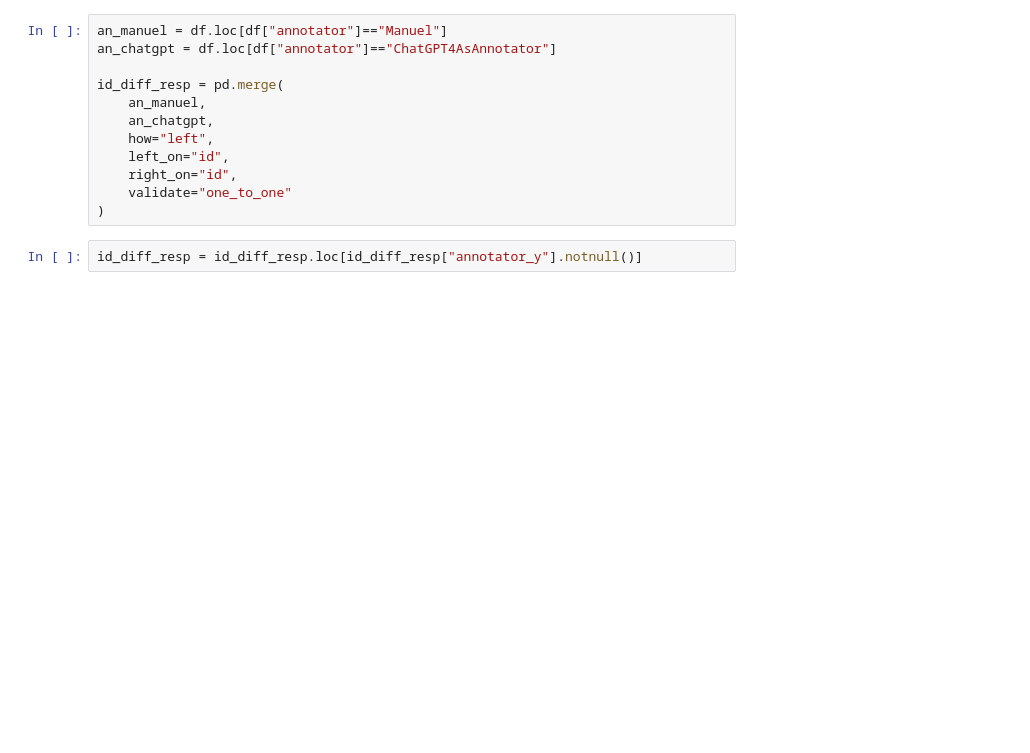
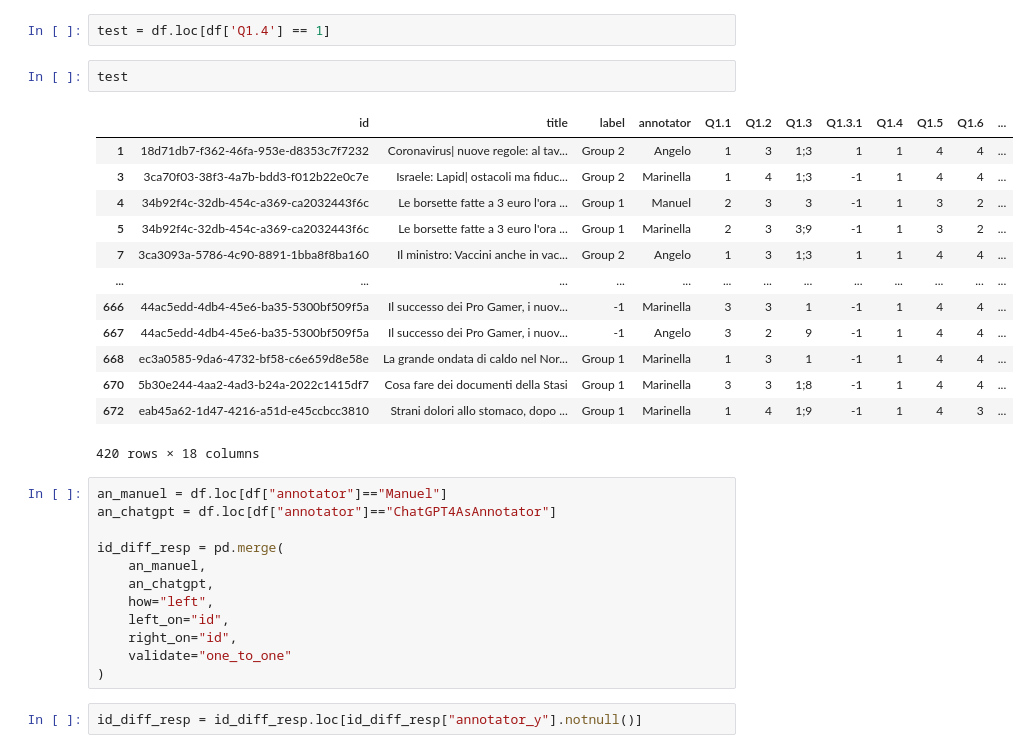
Before and after one commit to bianchi-john/ChatGPTAsAnnotator, a Jupyter notebook: Code/Other/datasetQuickCheck.ipynb, the cells around one changed output. Drawn from its saved outputs; the diff is of its cells as text; blank space fills up the shorter version.

```diff
--- a/Code/Other/datasetQuickCheck.ipynb
+++ b/Code/Other/datasetQuickCheck.ipynb
@@ -21,3 +21,21 @@ df
+# %%
+test = df.loc[df['Q1.4'] == 1]
+# %%
+test
+# %% [output]
+|  | id | title | label | annotator | Q1.1 | Q1.2 | Q1.3 | Q1.3.1 | Q1.4 | Q1.5 | Q1.6 | ... |
+| 1 | 18d71db7-f362-46fa-953e-d8353c7f7232 | Coronavirus| nuove regole: al tav... | Group 2 | Angelo | 1 | 3 | 1;3 | 1 | 1 | 4 | 4 | ... |
+| 3 | 3ca70f03-38f3-4a7b-bdd3-f012b22e0c7e | Israele: Lapid| ostacoli ma fiduc... | Group 2 | Marinella | 1 | 4 | 1;3 | -1 | 1 | 4 | 4 | ... |
+| 4 | 34b92f4c-32db-454c-a369-ca2032443f6c | Le borsette fatte a 3 euro l'ora ... | Group 1 | Manuel | 2 | 3 | 3 | -1 | 1 | 3 | 2 | ... |
+| 5 | 34b92f4c-32db-454c-a369-ca2032443f6c | Le borsette fatte a 3 euro l'ora ... | Group 1 | Marinella | 2 | 3 | 3;9 | -1 | 1 | 3 | 2 | ... |
+| 7 | 3ca3093a-5786-4c90-8891-1bba8f8ba160 | Il ministro: Vaccini anche in vac... | Group 2 | Angelo | 1 | 3 | 1;3 | 1 | 1 | 4 | 4 | ... |
+| ... | ... | ... | ... | ... | ... | ... | ... | ... | ... | ... | ... | ... |
+| 666 | 44ac5edd-4db4-45e6-ba35-5300bf509f5a | Il successo dei Pro Gamer, i nuov... | -1 | Marinella | 3 | 3 | 1 | -1 | 1 | 4 | 4 | ... |
+| 667 | 44ac5edd-4db4-45e6-ba35-5300bf509f5a | Il successo dei Pro Gamer, i nuov... | -1 | Angelo | 3 | 2 | 9 | -1 | 1 | 4 | 4 | ... |
+| 668 | ec3a0585-9da6-4732-bf58-c6e659d8e58e | La grande ondata di caldo nel Nor... | Group 1 | Marinella | 1 | 3 | 1 | -1 | 1 | 4 | 4 | ... |
+| 670 | 5b30e244-4aa2-4ad3-b24a-2022c1415df7 | Cosa fare dei documenti della Stasi | Group 1 | Marinella | 3 | 3 | 1;8 | -1 | 1 | 4 | 4 | ... |
+| 672 | eab45a62-1d47-4216-a51d-e45ccbcc3810 | Strani dolori allo stomaco, dopo ... | Group 1 | Marinella | 1 | 4 | 1;9 | -1 | 1 | 4 | 3 | ... |
+420 rows × 18 columns
 # %%
 an_manuel = df.loc[df["annotator"]=="Manuel"]
 an_chatgpt = df.loc[df["annotator"]=="ChatGPT4AsAnnotator"]
```
Also changed, not shown: parts of 11 cells of this notebook, 13 other files.
